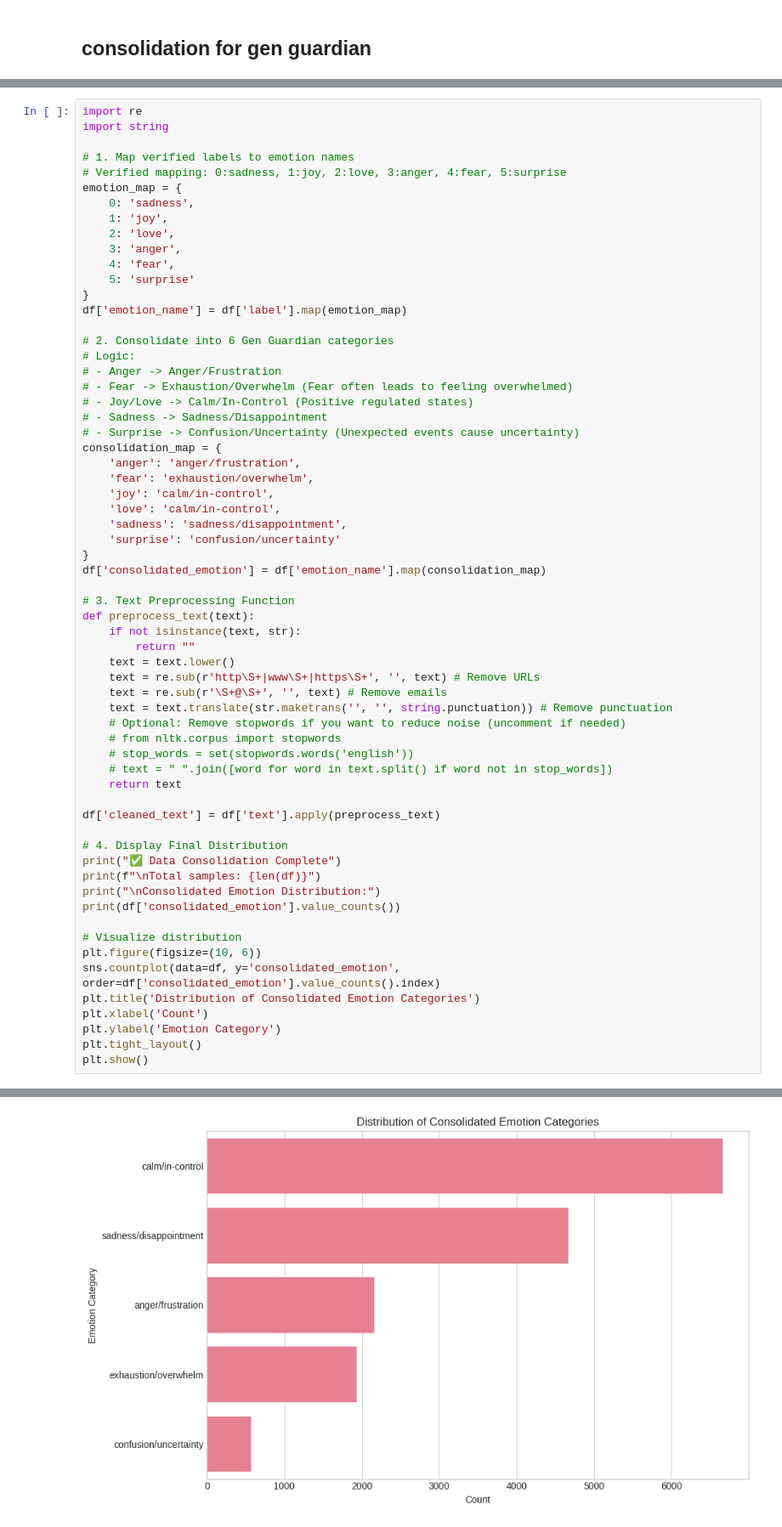
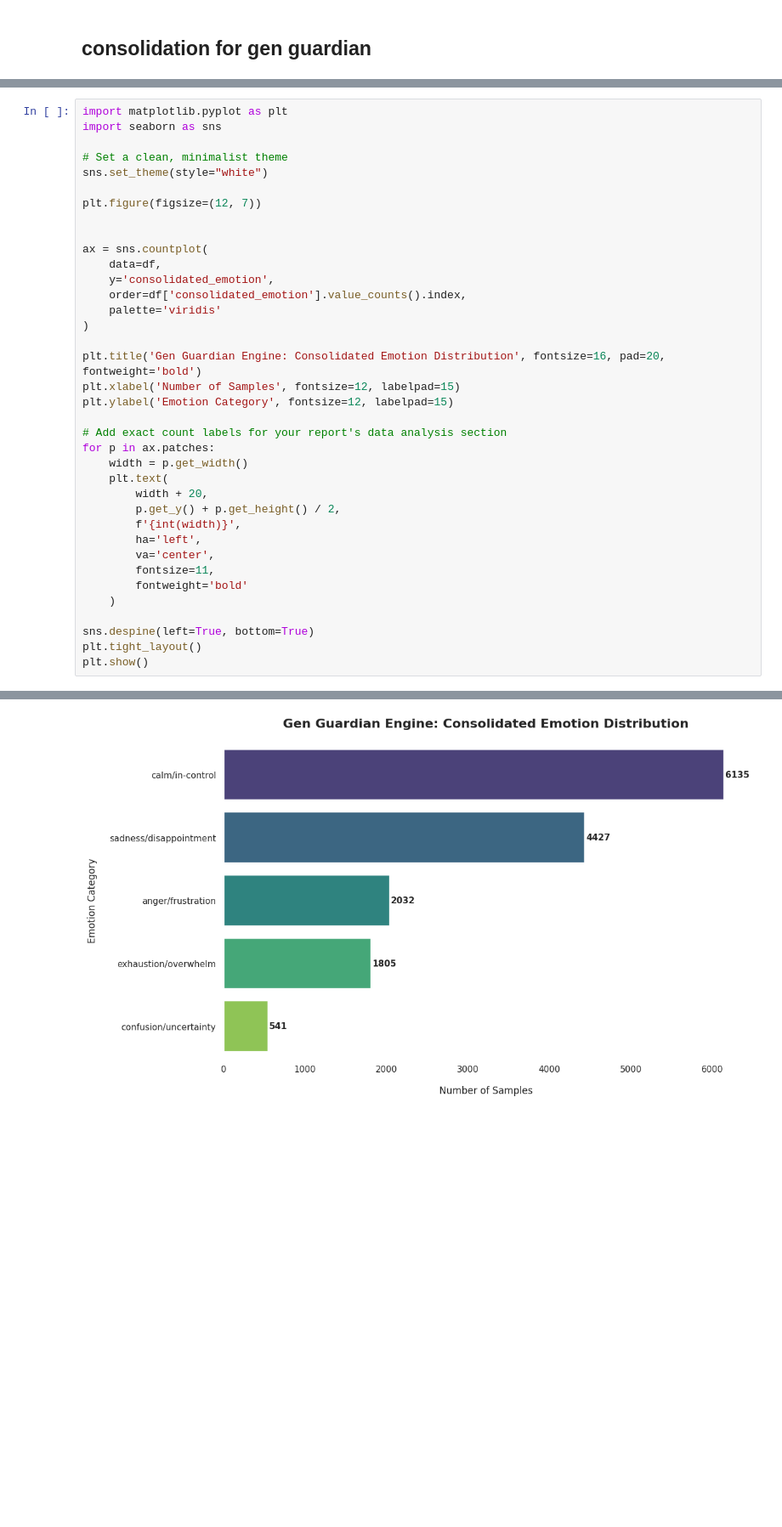
Before and after one commit to LetsgetDangerousX/GenGuardian, a Jupyter notebook: notebooks/01_a_dataRoughCopy.ipynb, the cells around one changed output, grey strips where cells are left out. Shown at 85% size. Saved outputs shown, nothing was run; the diff lists cells and outputs as text; blank space fills up the shorter version.

```diff
--- a/notebooks/01_a_dataRoughCopy.ipynb
+++ b/notebooks/01_a_dataRoughCopy.ipynb
@@ -119,64 +108,38 @@ Name: count, dtype: int64
 # %%
-import re
-import string
+import matplotlib.pyplot as plt
+import seaborn as sns
 
-# 1. Map verified labels to emotion names
-# Verified mapping: 0:sadness, 1:joy, 2:love, 3:anger, 4:fear, 5:surprise
-emotion_map = {
-    0: 'sadness',
-    1: 'joy',
-    2: 'love',
-    3: 'anger',
-    4: 'fear',
-    5: 'surprise'
-}
-df['emotion_name'] = df['label'].map(emotion_map)
+# Set a clean, minimalist theme
+sns.set_theme(style="white")
 
-# 2. Consolidate into 6 Gen Guardian categories
-# Logic:
-# - Anger -> Anger/Frustration
-# - Fear -> Exhaustion/Overwhelm (Fear often leads to feeling overwhelmed)
-# - Joy/Love -> Calm/In-Control (Positive regulated states)
-# - Sadness -> Sadness/Disappointment
-# - Surprise -> Confusion/Uncertainty (Unexpected events cause uncertainty)
-consolidation_map = {
-    'anger': 'anger/frustration',
-    'fear': 'exhaustion/overwhelm',
-    'joy': 'calm/in-control',
-    'love': 'calm/in-control',
-    'sadness': 'sadness/disappointment',
-    'surprise': 'confusion/uncertainty'
-}
-df['consolidated_emotion'] = df['emotion_name'].map(consolidation_map)
+plt.figure(figsize=(12, 7))
 
-# 3. Text Preprocessing Function
-def preprocess_text(text):
-    if not isinstance(text, str):
-        return ""
-    text = text.lower()
-    text = re.sub(r'http\S+|www\S+|https\S+', '', text) # Remove URLs
-    text = re.sub(r'\S+@\S+', '', text) # Remove emails
-    text = text.translate(str.maketrans('', '', string.punctuation)) # Remove punctuation
-    # Optional: Remove stopwords if you want to reduce noise (uncomment if needed)
-    # from nltk.corpus import stopwords
-    # stop_words = set(stopwords.words('english'))
-    # text = " ".join([word for word in text.split() if word not in stop_words])
-    return text
 
-df['cleaned_text'] = df['text'].apply(preprocess_text)
+ax = sns.countplot(
+    data=df,
+    y='consolidated_emotion',
+    order=df['consolidated_emotion'].value_counts().index,
+    palette='viridis'
+)
 
-# 4. Display Final Distribution
-print("✅ Data Consolidation Complete")
-print(f"\nTotal samples: {len(df)}")
-print("\nConsolidated Emotion Distribution:")
-print(df['consolidated_emotion'].value_counts())
+plt.title('Gen Guardian Engine: Consolidated Emotion Distribution', fontsize=16, pad=20, fontweight='bold')
+plt.xlabel('Number of Samples', fontsize=12, labelpad=15)
+plt.ylabel('Emotion Category', fontsize=12, labelpad=15)
 
-# Visualize distribution
-plt.figure(figsize=(10, 6))
-sns.countplot(data=df, y='consolidated_emotion', order=df['consolidated_emotion'].value_counts().index)
-plt.title('Distribution of Consolidated Emotion Categories')
-plt.xlabel('Count')
-plt.ylabel('Emotion Category')
+# Add exact count labels for your report's data analysis section
+for p in ax.patches:
+    width = p.get_width()
+    plt.text(
+        width + 20,
+        p.get_y() + p.get_height() / 2,
+        f'{int(width)}',
+        ha='left',
+        va='center',
+        fontsize=11,
+        fontweight='bold'
+    )
+
+sns.despine(left=True, bottom=True)
 plt.tight_layout()
 plt.show()
 # %% [output]
@@ -195 +149 @@ Name: count, dtype: int64
-[figure, old version]
+[figure, new version]
```
Also changed, not shown: parts of 10 cells of this notebook, 8 other files.
